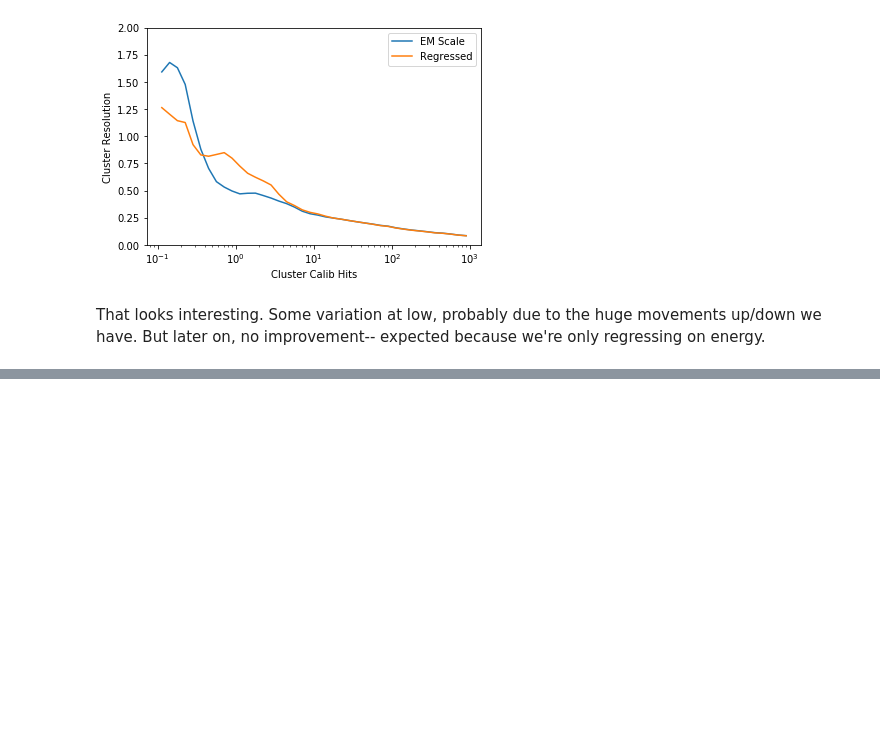
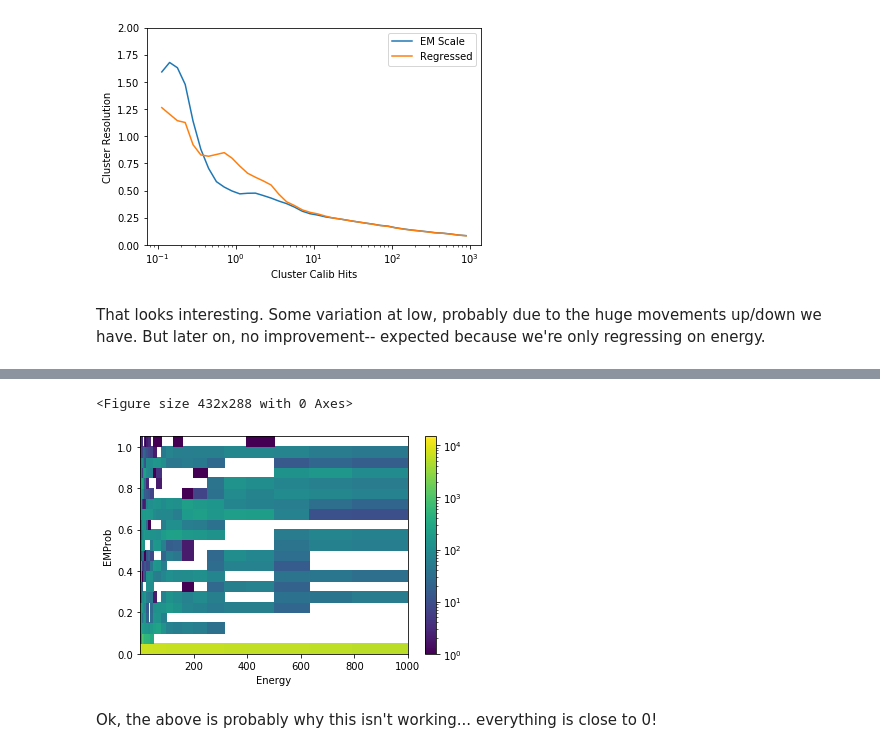
Before and after one commit to russbate42/UBCPionML, a Jupyter notebook: regression/TopClusterRegressionRewrite.ipynb, the cells around one changed output, grey strips where cells are left out. Drawn from its saved outputs; the diff is of its cells as text; code cells hidden in the pictures; blank space fills up the shorter version.

```diff
--- a/regression/TopClusterRegressionRewrite.ipynb
+++ b/regression/TopClusterRegressionRewrite.ipynb
@@ -431,0 +498,21 @@ That looks interesting. Some variation at low, probably due to the huge movement
+# %%
+xbin = [10**exp for exp in  np.arange(-1.0, 3.1, 0.1)]
+ybin = np.arange(0., 1.1, 0.05)
+
+plt.cla(); plt.clf()
+fig = plt.figure()
+fig.patch.set_facecolor('white')
+plt.hist2d(pp['clusterE'], pp['cluster_EM_PROBABILITY'],bins=[xbin, ybin], norm=LogNorm())
+# plt.plot(xcenter, profileXMed)
+# plt.plot([0.1,1000],[1,1],linestyle='--')
+# plt.xscale('log')
+# plt.ylim(0,3)
+plt.xlabel('Energy')
+plt.ylabel('EMProb')
+plt.colorbar()
+plt.show()
+# %% [output]
+<Figure size 432x288 with 0 Axes>
+[figure, added]
+# %% [markdown]
+Ok, the above is probably why this isn't working... everything is close to 0!
```
Also changed, not shown: parts of 19 cells of this notebook.
